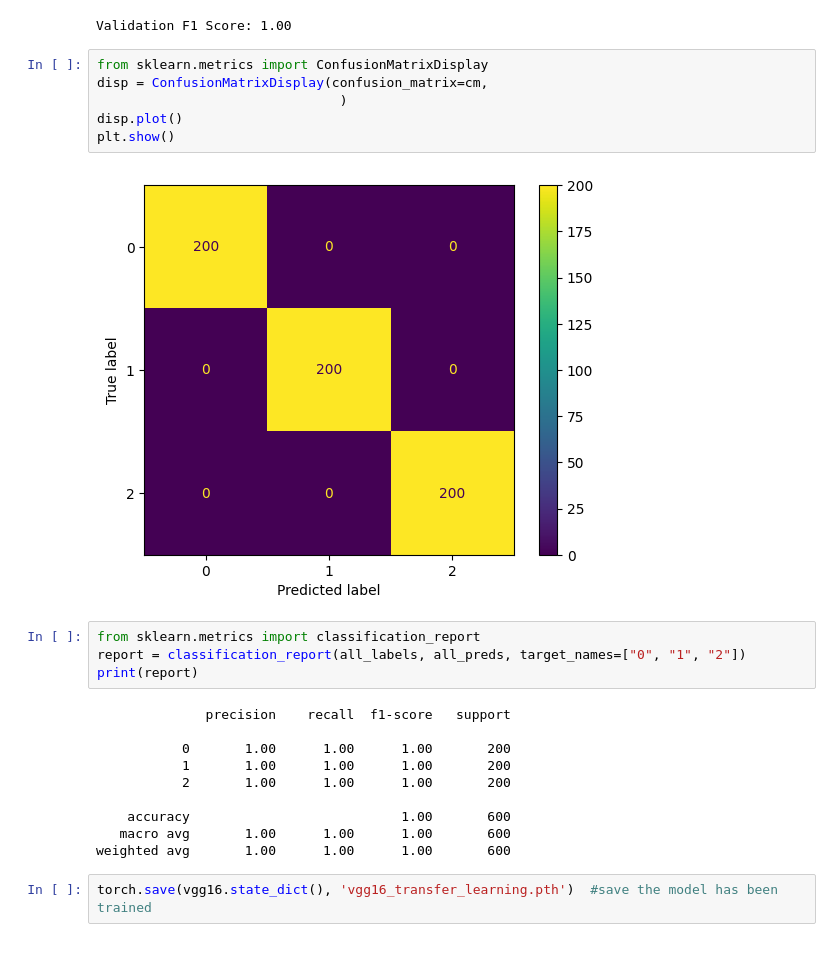
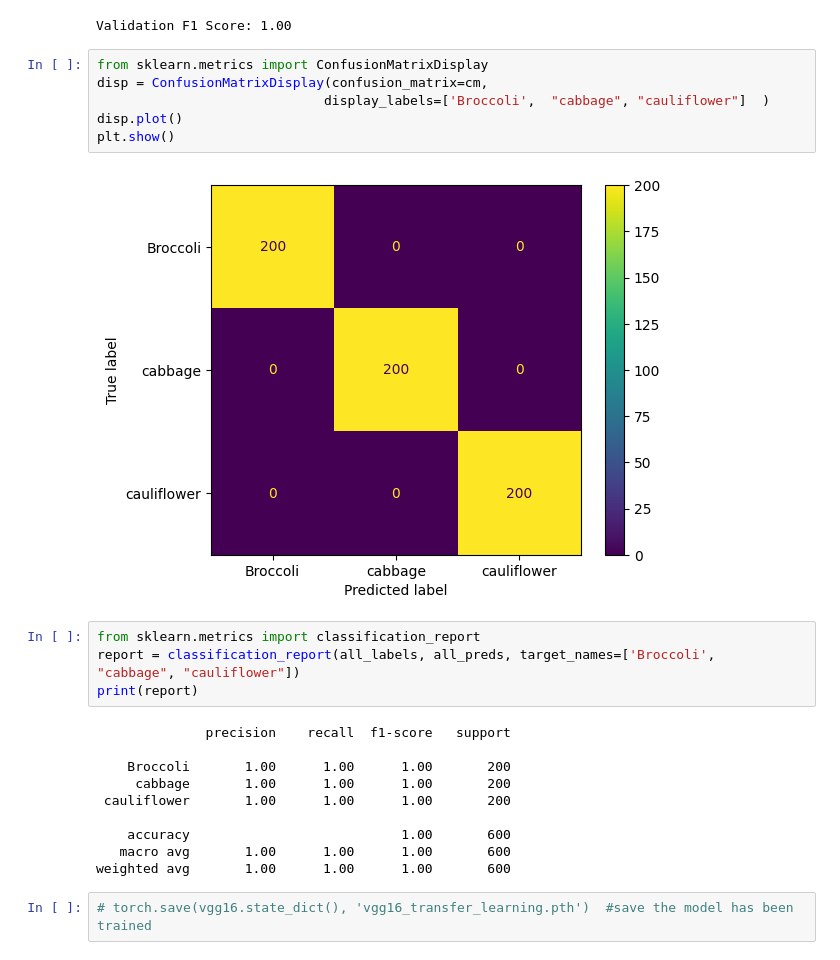
Before and after one commit to hasnanmr/veggies_classification, a Jupyter notebook: transfer_learning-vgg16.ipynb, the cells around one changed output. Drawn from its saved outputs; the diff is of its cells as text.

Commit message:
update architecture and transfer learning

```diff
--- a/transfer_learning-vgg16.ipynb
+++ b/transfer_learning-vgg16.ipynb
@@ -131,25 +130,25 @@ Validation F1 Score: 1.00
 # %%
 from sklearn.metrics import ConfusionMatrixDisplay
 disp = ConfusionMatrixDisplay(confusion_matrix=cm,
-                               )
+                             display_labels=['Broccoli',  "cabbage", "cauliflower"]  )
 disp.plot()
 plt.show()
 # %% [output]
-[figure, old version]
+[figure, new version]
 # %%
 from sklearn.metrics import classification_report
-report = classification_report(all_labels, all_preds, target_names=["0", "1", "2"])
+report = classification_report(all_labels, all_preds, target_names=['Broccoli',  "cabbage", "cauliflower"])
 print(report)
 # %% [output]
               precision    recall  f1-score   support
 
-           0       1.00      1.00      1.00       200
-           1       1.00      1.00      1.00       200
-           2       1.00      1.00      1.00       200
+    Broccoli       1.00      1.00      1.00       200
+     cabbage       1.00      1.00      1.00       200
+ cauliflower       1.00      1.00      1.00       200
 
     accuracy                           1.00       600
    macro avg       1.00      1.00      1.00       600
 weighted avg       1.00      1.00      1.00       600
 # %%
-torch.save(vgg16.state_dict(), 'vgg16_transfer_learning.pth')  #save the model has been trained
+# torch.save(vgg16.state_dict(), 'vgg16_transfer_learning.pth')  #save the model has been trained
 # %%
```
Also changed, not shown: parts of 3 cells of this notebook, 10 other files.
